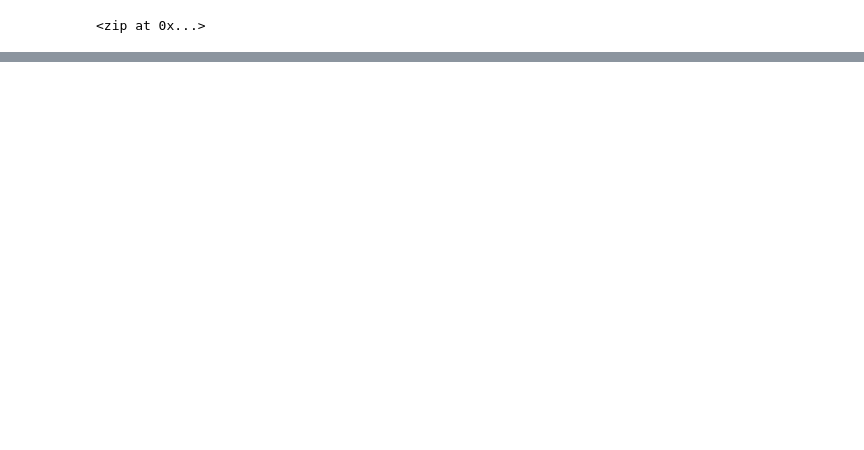
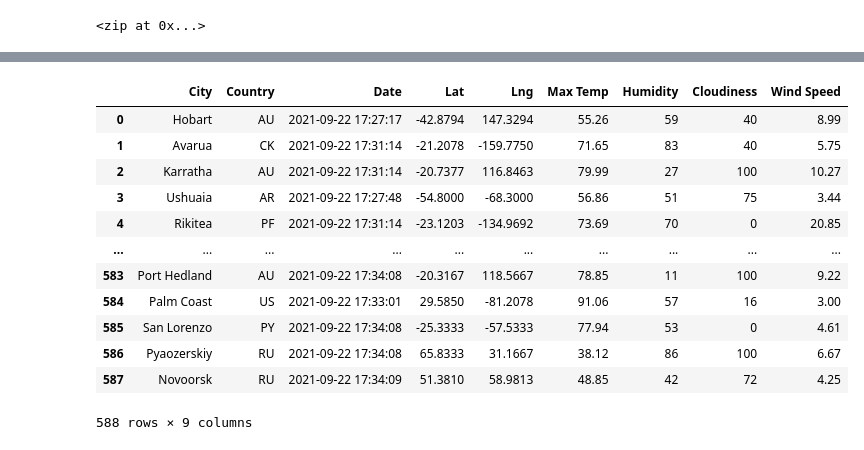
Before and after one commit to jaimiesj/World_Weather_Analysis, a Jupyter notebook: WeatherPy.ipynb, the cells around one changed output, grey strips where cells are left out. Saved outputs shown, nothing was run; the diff lists cells and outputs as text; code cells hidden in the pictures; blank space fills up the shorter version.

Commit message:
adding parsed JSON weather dataframe

```diff
--- a/WeatherPy.ipynb
+++ b/WeatherPy.ipynb
@@ -33,0 +34,9 @@ len(cities)
+# %%
+# Import the requests library.
+import requests
+# Import the API key.
+from config import weather_api_key
+# Starting URL for Weather Map API Call.
+url = "http://api.openweathermap.org/data/2.5/weather?units=Imperial&APPID=" + weather_api_key
+# Import the datetime module from the datetime library.
+from datetime import datetime
@@ -33,0 +125,4 @@ len(cities)
+# %%
+# Convert the array of dictionaries to a Pandas DataFrame.
+city_data_df = pd.DataFrame(city_data)
+city_data_df.head(10)
@@ -33,0 +141,19 @@ len(cities)
+# %%
+#reorder the columns as City, Country, Date, Lat, Lng, Max Temp, Humidity, Cloudiness, and Wind Speed
+new_column_order = ["City", "Country", "Date", "Lat", "Lng", "Max Temp", "Humidity", "Cloudiness", "Wind Speed"]
+city_data_df = city_data_df[new_column_order]
+city_data_df
+# %% [output]
+|  | City | Country | Date | Lat | Lng | Max Temp | Humidity | Cloudiness | Wind Speed |
+| 0 | Hobart | AU | 2021-09-22 17:27:17 | -42.8794 | 147.3294 | 55.26 | 59 | 40 | 8.99 |
+| 1 | Avarua | CK | 2021-09-22 17:31:14 | -21.2078 | -159.7750 | 71.65 | 83 | 40 | 5.75 |
+| 2 | Karratha | AU | 2021-09-22 17:31:14 | -20.7377 | 116.8463 | 79.99 | 27 | 100 | 10.27 |
+| 3 | Ushuaia | AR | 2021-09-22 17:27:48 | -54.8000 | -68.3000 | 56.86 | 51 | 75 | 3.44 |
+| 4 | Rikitea | PF | 2021-09-22 17:31:14 | -23.1203 | -134.9692 | 73.69 | 70 | 0 | 20.85 |
+| ... | ... | ... | ... | ... | ... | ... | ... | ... | ... |
+| 583 | Port Hedland | AU | 2021-09-22 17:34:08 | -20.3167 | 118.5667 | 78.85 | 11 | 100 | 9.22 |
+| 584 | Palm Coast | US | 2021-09-22 17:33:01 | 29.5850 | -81.2078 | 91.06 | 57 | 16 | 3.00 |
+| 585 | San Lorenzo | PY | 2021-09-22 17:34:08 | -25.3333 | -57.5333 | 77.94 | 53 | 0 | 4.61 |
+| 586 | Pyaozerskiy | RU | 2021-09-22 17:34:08 | 65.8333 | 31.1667 | 38.12 | 86 | 100 | 6.67 |
+| 587 | Novoorsk | RU | 2021-09-22 17:34:09 | 51.3810 | 58.9813 | 48.85 | 42 | 72 | 4.25 |
+588 rows × 9 columns
```
Also changed, not shown: parts of 5 cells of this notebook, 3 other files.
